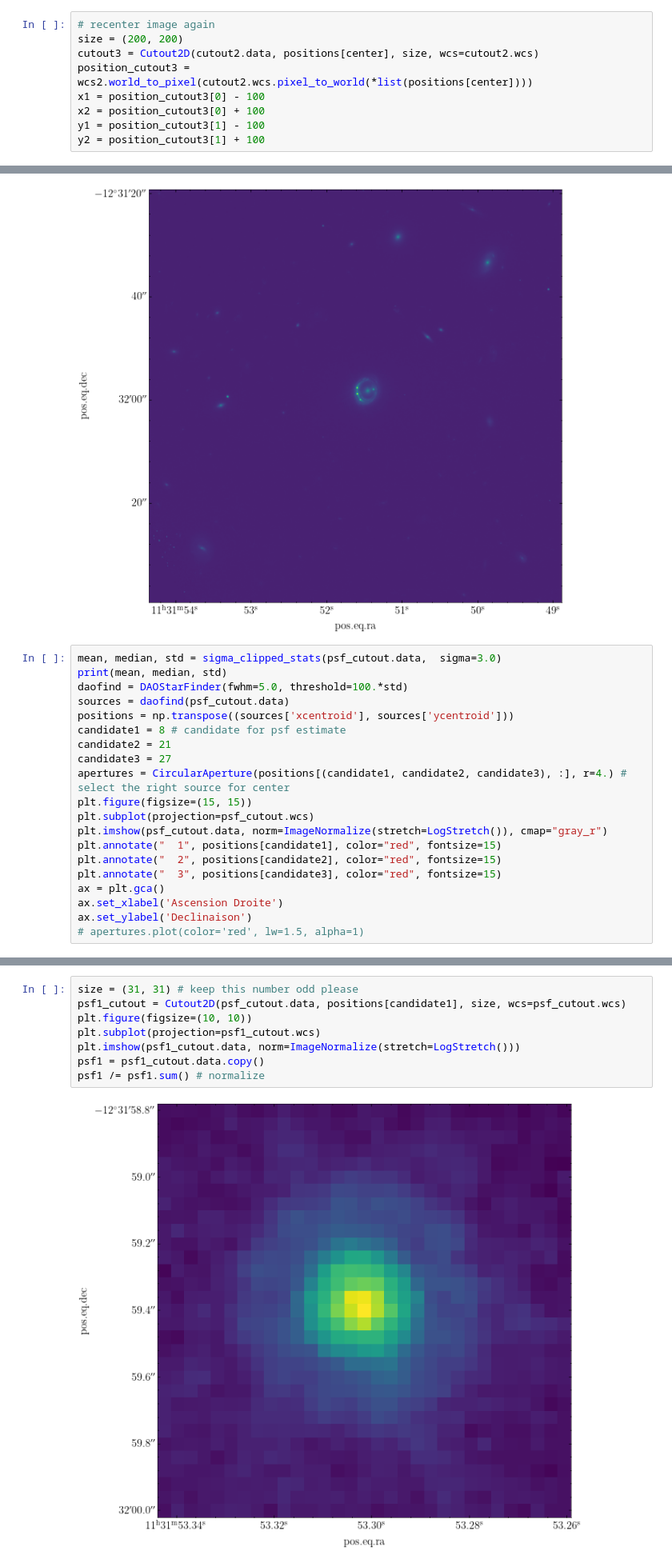
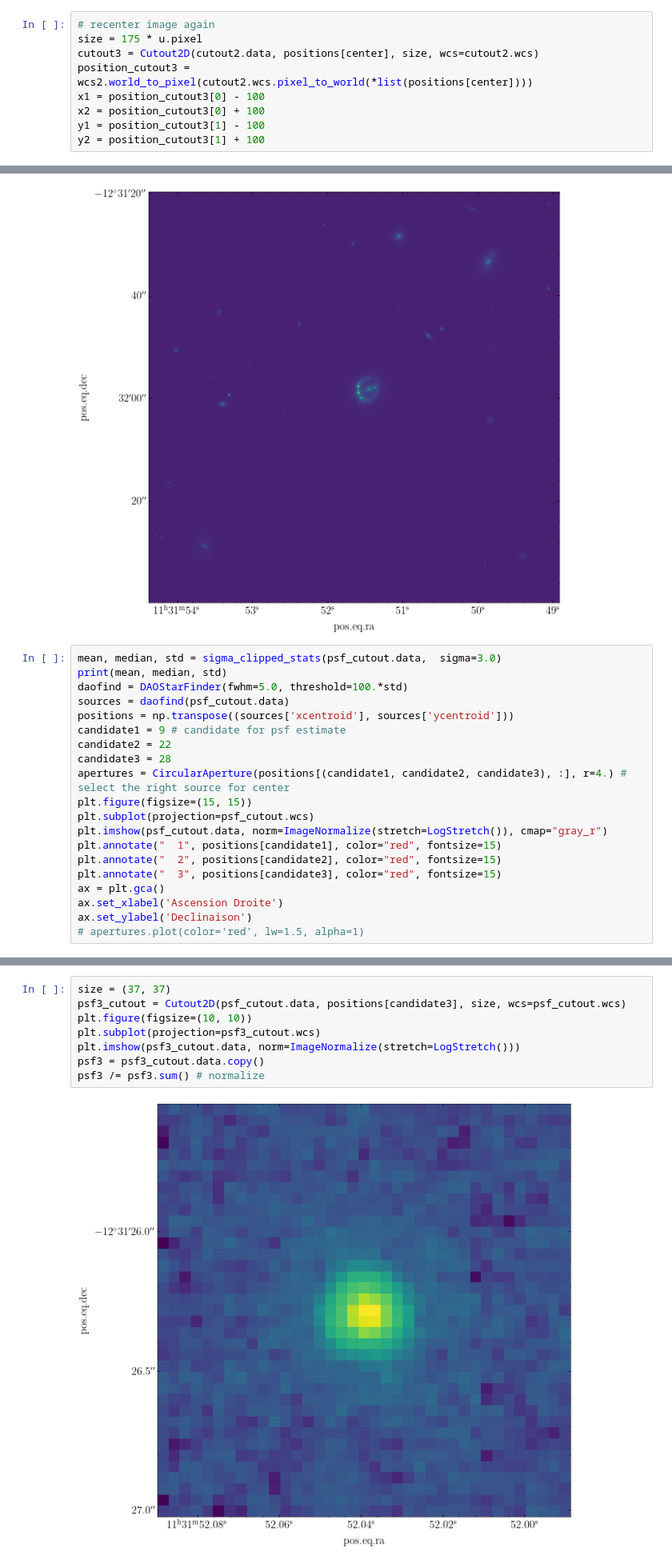
Before and after one commit to AlexandreAdam/rxj1131, a Jupyter notebook: notebooks/image_playground.ipynb, the cells around one changed output, grey strips where cells are left out. Shown at 80% size. Saved outputs shown, nothing was run; the diff lists cells and outputs as text.

```diff
--- a/notebooks/image_playground.ipynb
+++ b/notebooks/image_playground.ipynb
@@ -255,6 +260,6 @@ apertures.plot(color='blue', lw=2, alpha=1)
 # %%
 # recenter image again
-size = (200, 200)
+size = 175 * u.pixel
 cutout3 = Cutout2D(cutout2.data, positions[center], size, wcs=cutout2.wcs)
 position_cutout3 = wcs2.world_to_pixel(cutout2.wcs.pixel_to_world(*list(positions[center])))
 x1 = position_cutout3[0] - 100
@@ -368,9 +386,9 @@ print(mean, median, std)
 daofind = DAOStarFinder(fwhm=5.0, threshold=100.*std)
 sources = daofind(psf_cutout.data)
 positions = np.transpose((sources['xcentroid'], sources['ycentroid']))
-candidate1 = 8 # candidate for psf estimate
-candidate2 = 21
-candidate3 = 27
+candidate1 = 9 # candidate for psf estimate
+candidate2 = 22
+candidate3 = 28
 apertures = CircularAperture(positions[(candidate1, candidate2, candidate3), :], r=4.) # select the right source for center
 plt.figure(figsize=(15, 15))
 plt.subplot(projection=psf_cutout.wcs)
@@ -390,10 +445,10 @@ ax.set_ylabel('Declinaison')
 # %%
-size = (31, 31) # keep this number odd please
-psf1_cutout = Cutout2D(psf_cutout.data, positions[candidate1], size, wcs=psf_cutout.wcs)
+size = (37, 37)
+psf3_cutout = Cutout2D(psf_cutout.data, positions[candidate3], size, wcs=psf_cutout.wcs)
 plt.figure(figsize=(10, 10))
-plt.subplot(projection=psf1_cutout.wcs)
-plt.imshow(psf1_cutout.data, norm=ImageNormalize(stretch=LogStretch()))
-psf1 = psf1_cutout.data.copy()
-psf1 /= psf1.sum() # normalize
+plt.subplot(projection=psf3_cutout.wcs)
+plt.imshow(psf3_cutout.data, norm=ImageNormalize(stretch=LogStretch()))
+psf3 = psf3_cutout.data.copy()
+psf3 /= psf3.sum() # normalize
 # %% [output]
-[figure, old version]
+[figure, new version]
```
Also changed, not shown: parts of 17 cells of this notebook, 7 other files.
